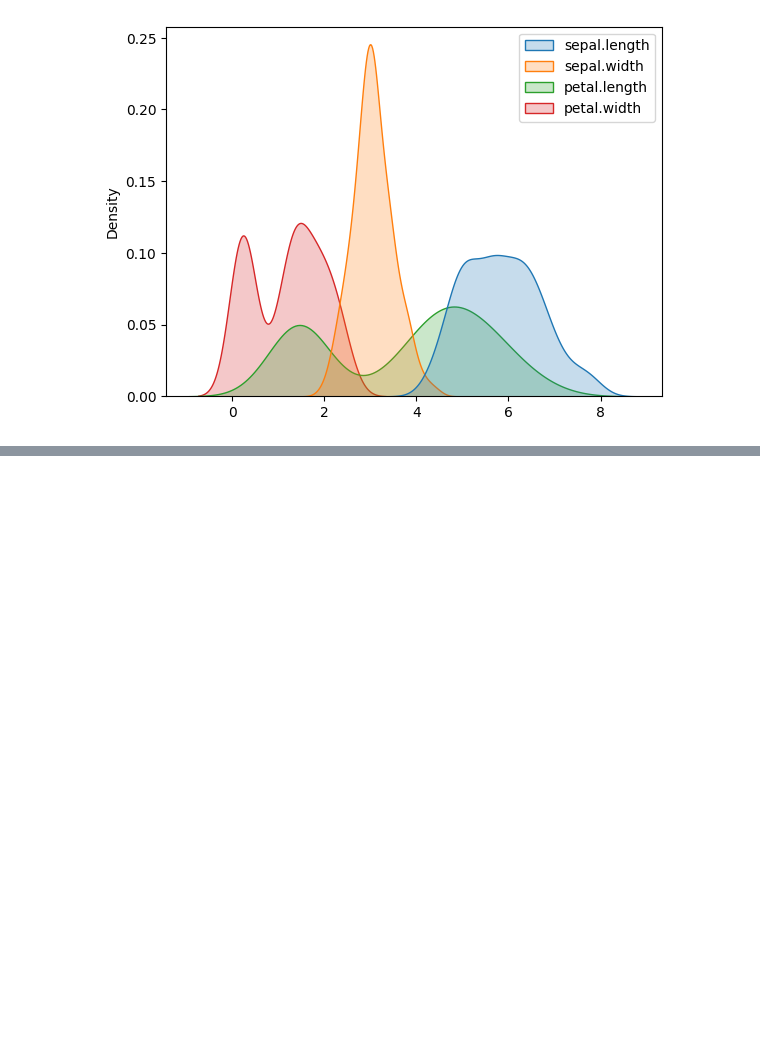
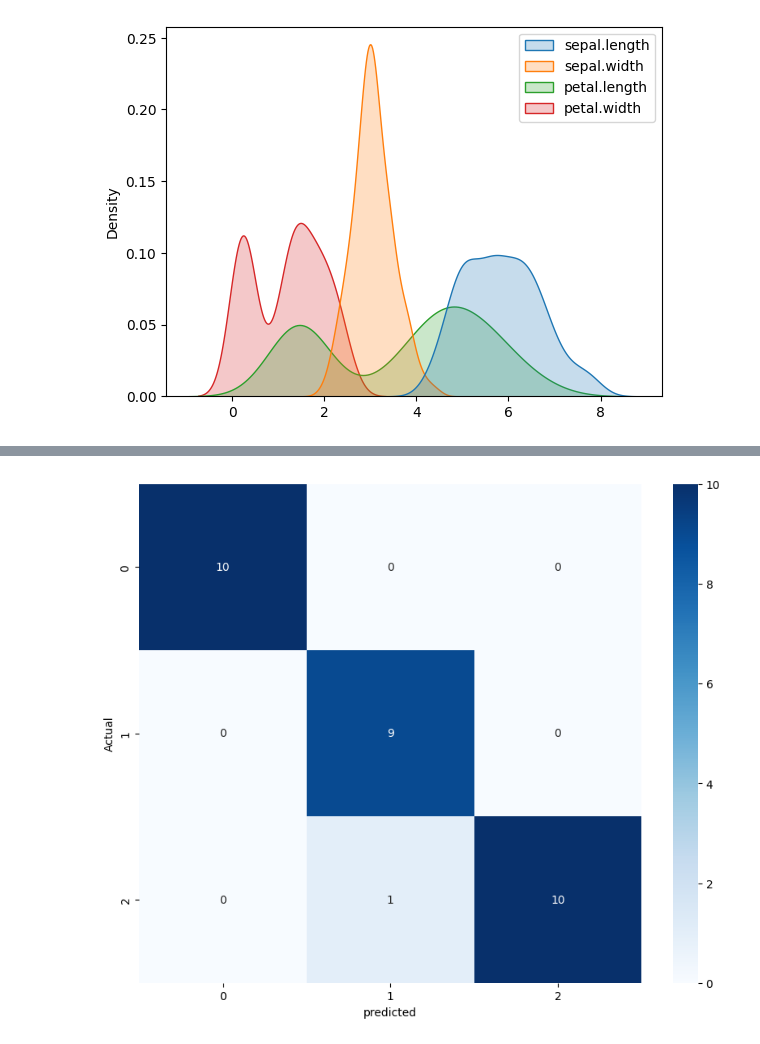
Before and after one commit to hafsaaah/DataScience-and-ml-lab, a Jupyter notebook: Explorationiris.ipynb, the cells around one changed output, grey strips where cells are left out. Drawn from its saved outputs; the diff is of its cells as text; code cells hidden in the pictures; blank space fills up the shorter version.

```diff
--- a/Explorationiris.ipynb
+++ b/Explorationiris.ipynb
@@ -152,0 +159,12 @@ sns.kdeplot(data=df, fill=True)
+# %%
+y=df['variety']
+X_train,X_test,Y_train,Y_test=train_test_split(x,y,test_size=0.2,random_state=42)
+# %%
+from sklearn.preprocessing import StandardScaler
+scaler=StandardScaler()
+X_train=scaler.fit_transform(X_train)
+X_test=scaler.fit_transform(X_test)
+# %%
+from sklearn.neighbors import KNeighborsClassifier
+knn=KNeighborsClassifier(n_neighbors=5)
+knn.fit(X_train,Y_train)
@@ -152,0 +173,5 @@ sns.kdeplot(data=df, fill=True)
+# %%
+y_pred=knn.predict(X_test)
+from sklearn.metrics import accuracy_score,classification_report,confusion_matrix
+print(accuracy_score(Y_test,y_pred))
+print(classification_report(Y_test,y_pred))
@@ -152,0 +189,10 @@ sns.kdeplot(data=df, fill=True)
+# %%
+cm=confusion_matrix(Y_test,y_pred)
+plt.figure(figsize=(10,8))
+sns.heatmap(cm,annot=True,fmt='d',cmap='Blues')
+
+plt.xlabel('predicted')
+plt.ylabel('Actual')
+plt.show()
+# %% [output]
+[figure, added]
```
Also changed, not shown: parts of 5 cells of this notebook.
